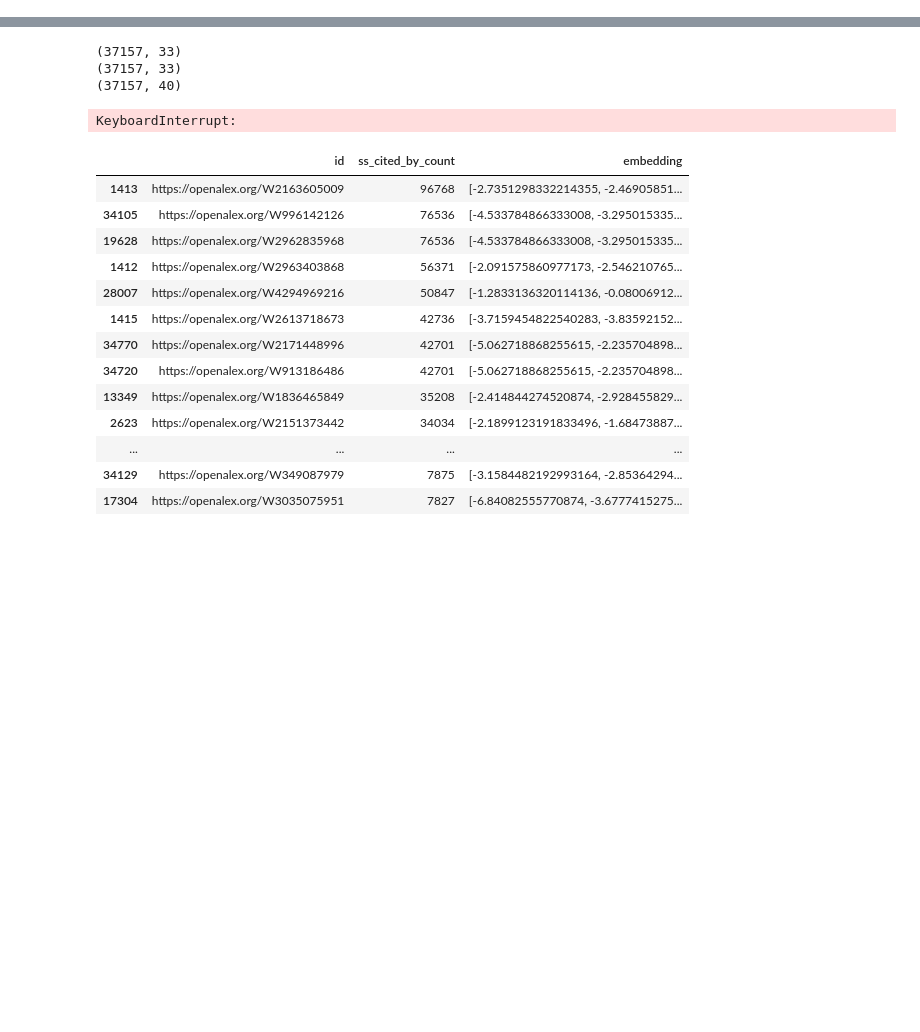
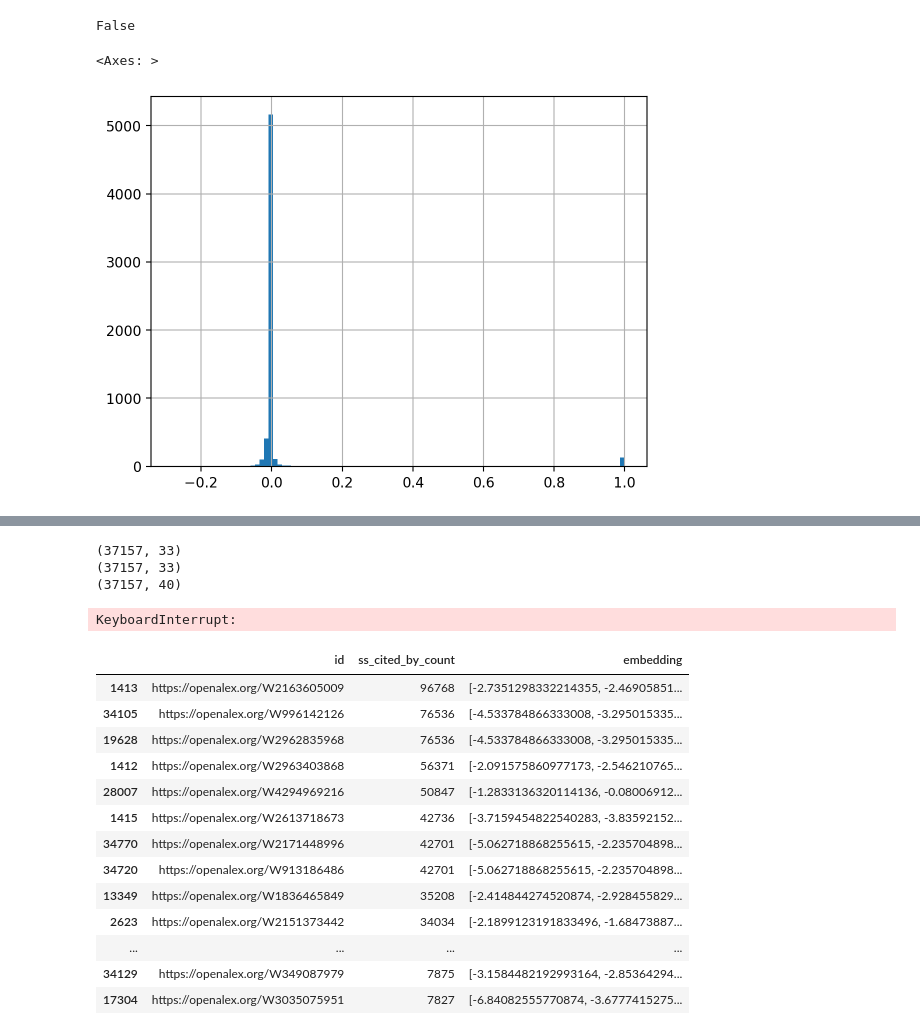
Before and after one commit to patrickmineault/neuroai-tree, a Jupyter notebook: scripts/View Influence Over Time.ipynb, the cells around one changed output, grey strips where cells are left out. Cells and saved outputs as stored; diff of their text form; code cells hidden in the pictures; blank space fills up the shorter version.

Commit message:
Implement CD index

```diff
--- a/scripts/View Influence Over Time.ipynb
+++ b/scripts/View Influence Over Time.ipynb
@@ -6,0 +11,16 @@ import matplotlib.pyplot as plt
+# %%
+target = '01fce96b99aedfb5d041ef4411ad8e9699b2c4df'
+target in citation_graph['focii']
+# target in citation_graph['children']
+#target in citation_graph['ancestors']
+#target in citation_graph['dates']
+#citation_graph['dates'][target]
+# %% [output]
+False
+# %%
+df_cd_index = pd.read_parquet("../data/processed/cd-index.parquet")
+# %%
+df_cd_index.cd_index.hist(bins=100)
+# %% [output]
+<Axes: >
+[figure, added]
```
Also changed, not shown: parts of 42 cells of this notebook, 4 other files.
